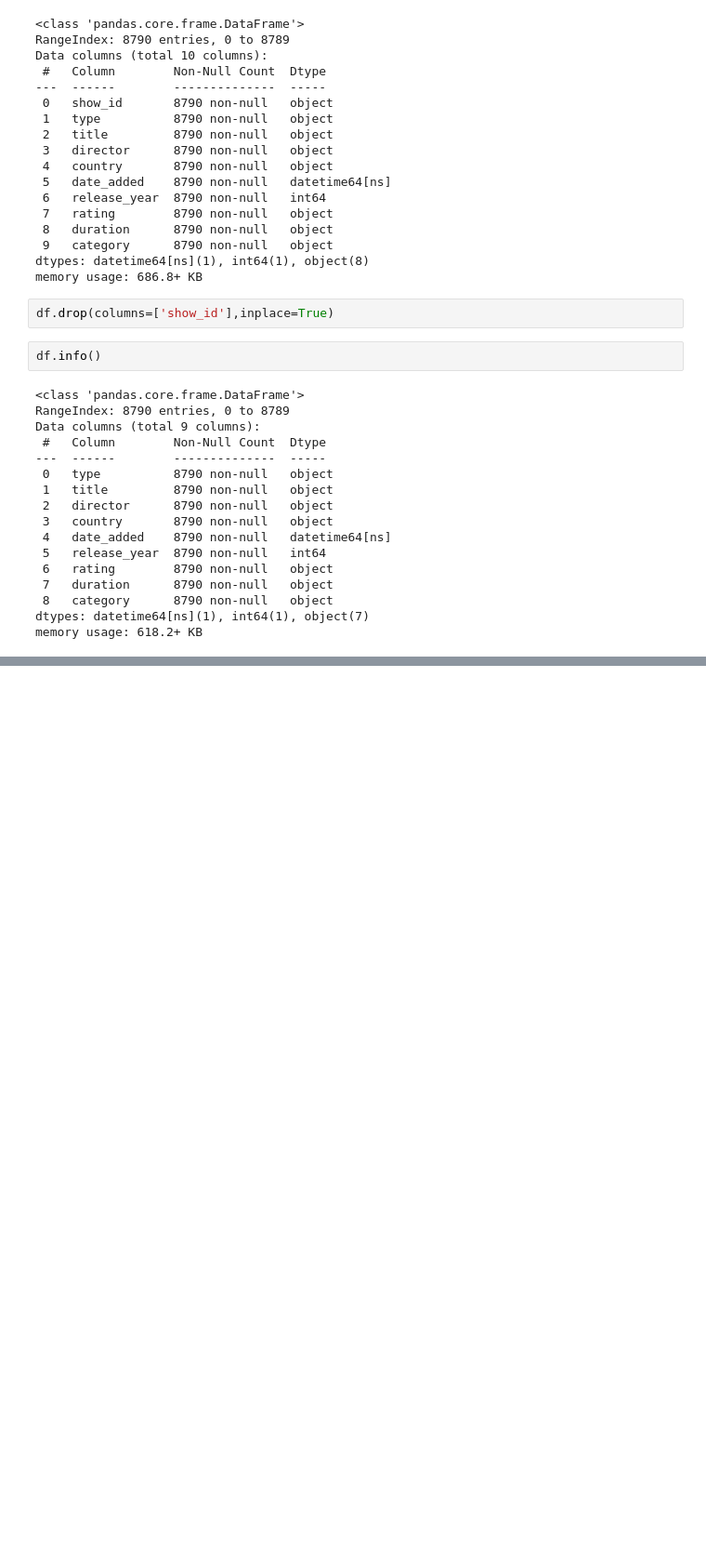
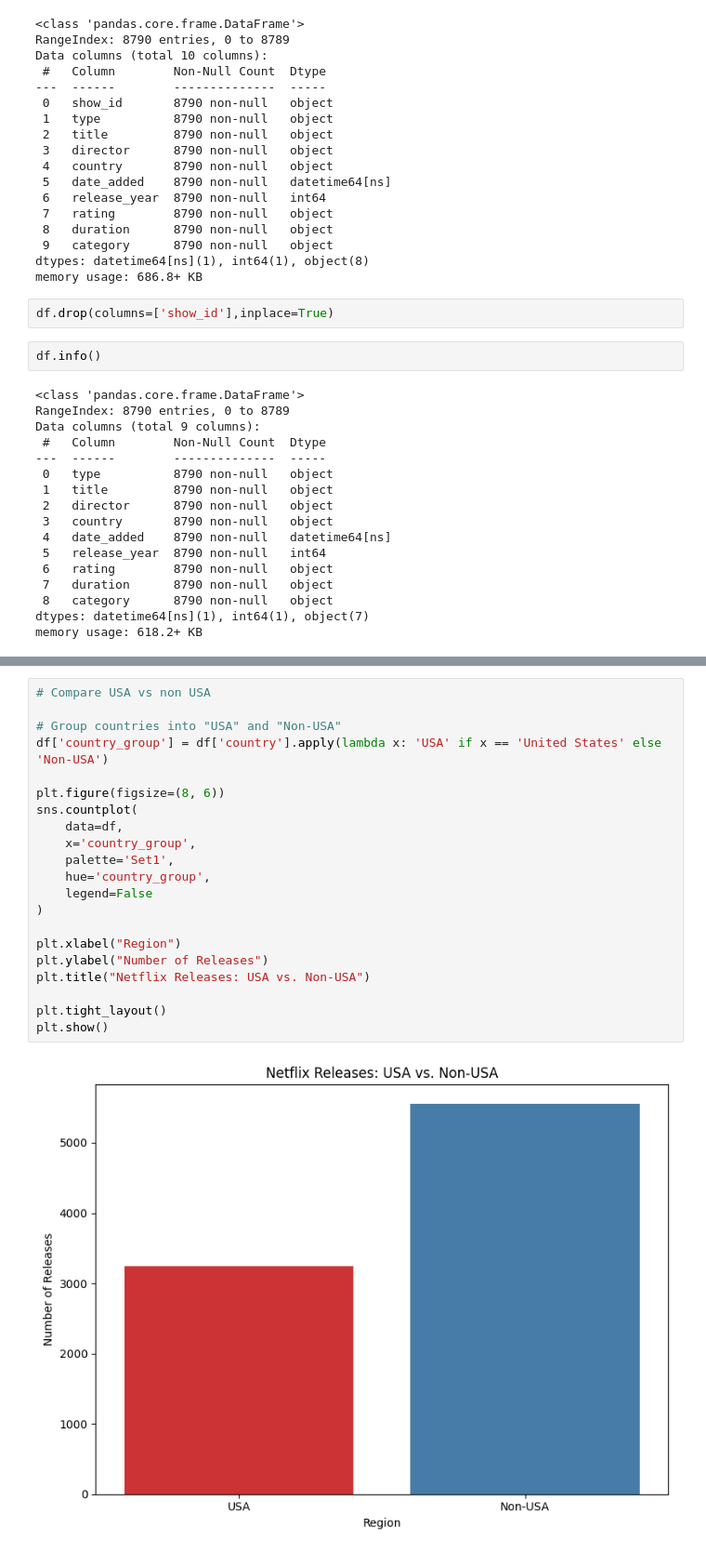
Before and after one commit to G-Bielokozowicz/Netflix-Data-Analysis, a Jupyter notebook: main.ipynb, the cells around one changed output, grey strips where cells are left out. Shown at 93% size. Drawn from its saved outputs; the diff is of its cells as text; blank space fills up the shorter version.

```diff
--- a/main.ipynb
+++ b/main.ipynb
@@ -103,0 +184,23 @@ memory usage: 618.2+ KB
+# %%
+# Compare USA vs non USA
+
+# Group countries into "USA" and "Non-USA"
+df['country_group'] = df['country'].apply(lambda x: 'USA' if x == 'United States' else 'Non-USA')
+
+plt.figure(figsize=(8, 6))
+sns.countplot(
+    data=df,
+    x='country_group',
+    palette='Set1',
+    hue='country_group',
+    legend=False
+)
+
+plt.xlabel("Region")
+plt.ylabel("Number of Releases")
+plt.title("Netflix Releases: USA vs. Non-USA")
+
+plt.tight_layout()
+plt.show()
+# %% [output]
+[figure, added]
```
Also changed, not shown: parts of 11 cells of this notebook.
